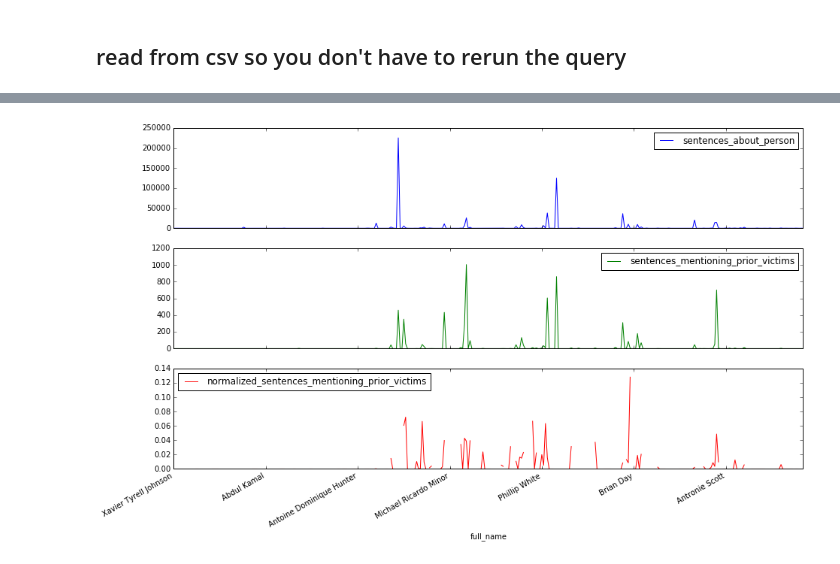
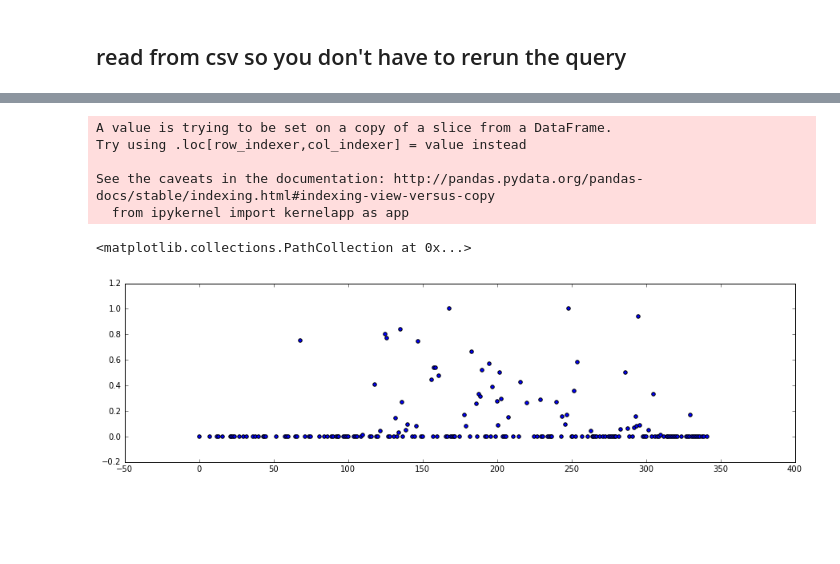
Before and after one commit to mitmedialab/MappingPoliceViolence-Scaper, a Jupyter notebook: exploring-story-framing.ipynb, the cells around one changed output, grey strips where cells are left out. Drawn from its saved outputs; the diff is of its cells as text; code cells hidden in the pictures; blank space fills up the shorter version.

Commit message:
framing q: refs to prior victims?

```diff
--- a/exploring-story-framing.ipynb
+++ b/exploring-story-framing.ipynb
@@ -222,3 +229,4 @@ queries.to_csv(r'data\mentions-of-prior-incidents.csv', encoding = 'utf-8')
 ## read from csv so you don't have to rerun the query
 # %%
 queries = pd.read_csv(r'data\mentions-of-prior-incidents.csv', index_col=0)
+queries['date_of_death'] = pd.to_datetime(queries['date_of_death'])
@@ -245,5 +233,14 @@ queries = pd.read_csv(r'data\mentions-of-prior-incidents.csv', index_col=0)
-# %%
-queries[['sentences_about_person', 'sentences_mentioning_prior_victims', 'normalized_sentences_mentioning_prior_victims']].plot(subplots = True, figsize=(15, 9))
-plt.savefig('summary-mentionsofpriors.png', bbox_inches='tight')
-# %% [output]
-[figure, removed]
+# %%
+toplot = queries[['date_of_death', 'stories_about_person', 'stories_mentioning_prior_victims', 'normalized_stories_mentioning_prior_victims']]
+toplot['index'] = range(len(queries['query']))
+
+fig = plt.figure(figsize=(15,4))
+plt.scatter(list(toplot['index']), list(toplot['normalized_stories_mentioning_prior_victims']))
+# %% [output]
+A value is trying to be set on a copy of a slice from a DataFrame.
+Try using .loc[row_indexer,col_indexer] = value instead
+
+See the caveats in the documentation: http://pandas.pydata.org/pandas-docs/stable/indexing.html#indexing-view-versus-copy
+  from ipykernel import kernelapp as app
+<matplotlib.collections.PathCollection at 0x...>
+[figure, added]
```
Also changed, not shown: parts of 6 cells of this notebook, 3 other files.
